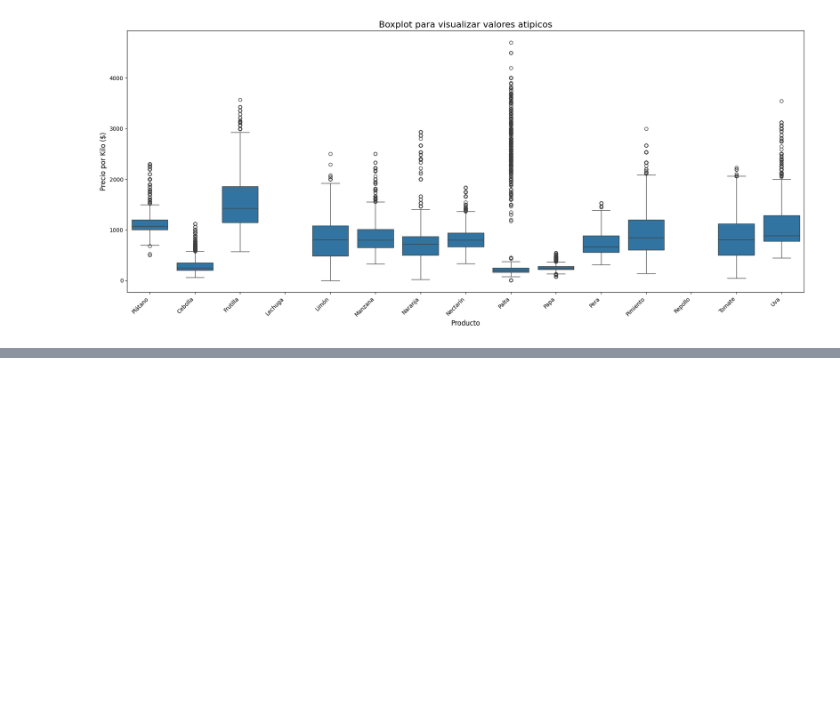
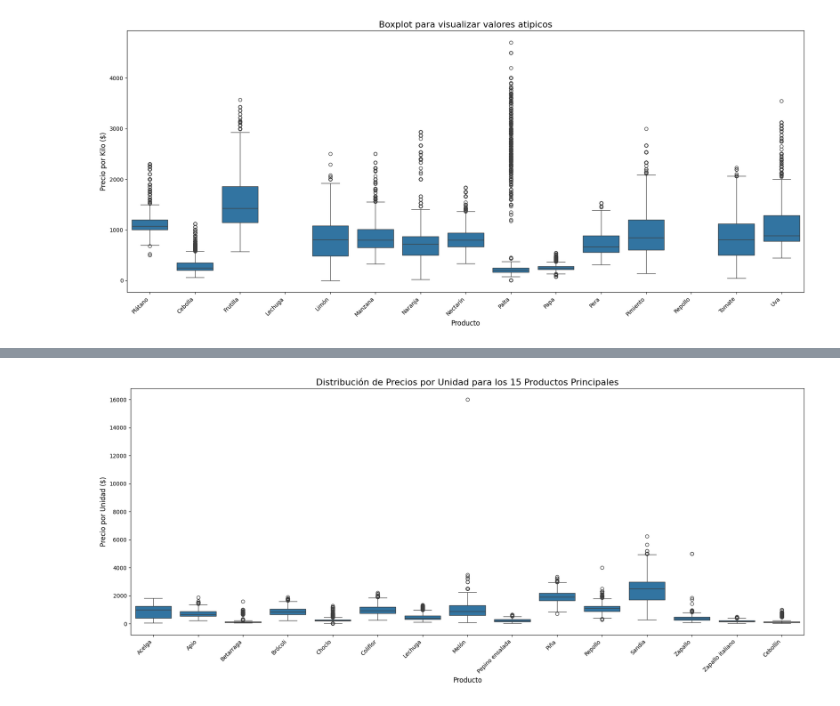
Before and after one commit to Ricardouchub/Analisis-Estrategico-de-Precios, a Jupyter notebook: Análisis Estratégico de Precios Mayoristas para el Sector Retail de Frutas y Hortalizas.ipynb, the cells around one changed output, grey strips where cells are left out. Saved outputs shown, nothing was run; the diff lists cells and outputs as text; code cells hidden in the pictures; blank space fills up the shorter version.

```diff
--- a/Análisis Estratégico de Precios Mayoristas para el Sector Retail de Frutas y Hortalizas.ipynb
+++ b/Análisis Estratégico de Precios Mayoristas para el Sector Retail de Frutas y Hortalizas.ipynb
@@ -657,0 +688,11 @@ plt.show()
+# %%
+plt.figure(figsize=(18, 8))
+sns.boxplot(data=df_top_unidades, x='producto', y='precio_por_unidad')
+plt.title('Distribución de Precios por Unidad para los 15 Productos Principales', fontsize=16)
+plt.xlabel('Producto', fontsize=12)
+plt.ylabel('Precio por Unidad ($)', fontsize=12)
+plt.xticks(rotation=45, ha='right')
+plt.tight_layout()
+plt.show()
+# %% [output]
+[figure, added]
```
Also changed, not shown: parts of 11 cells of this notebook.
